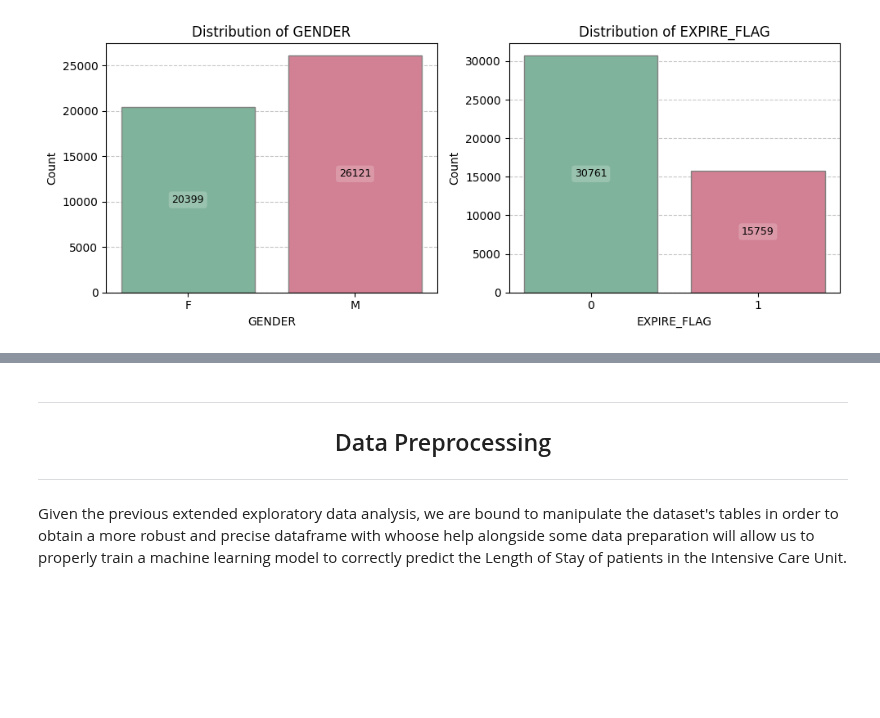
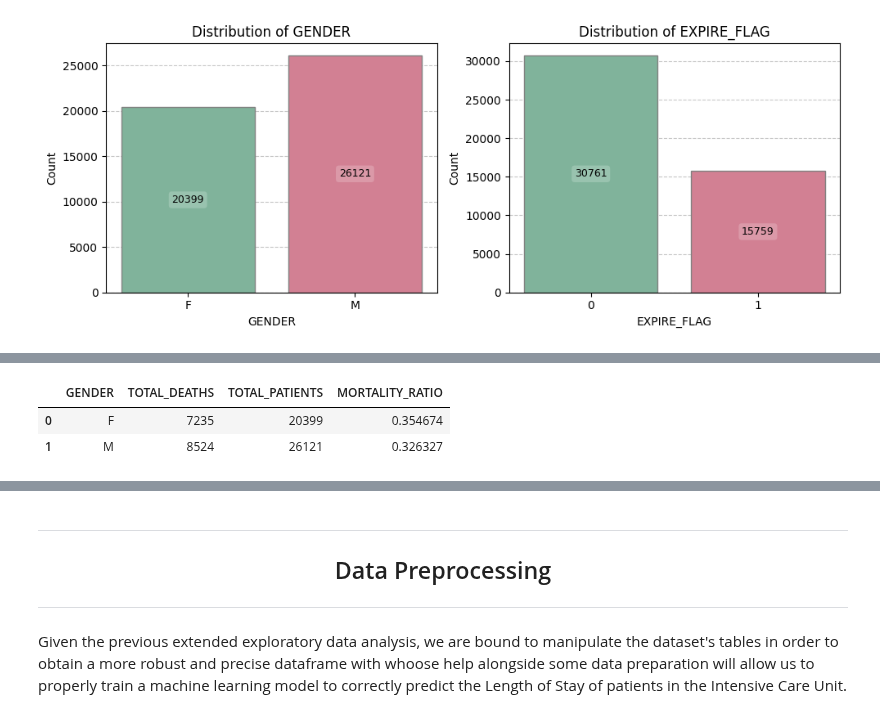
Before and after one commit to EstevesX10/LSDS-Machine-Learning-Pipeline, a Jupyter notebook: Machine-Learning-Pipeline/Machine-Learning-Pipeline.ipynb, the cells around one changed output, grey strips where cells are left out. Drawn from its saved outputs; the diff is of its cells as text; code cells hidden in the pictures; blank space fills up the shorter version.

```diff
--- a/Machine-Learning-Pipeline/Machine-Learning-Pipeline.ipynb
+++ b/Machine-Learning-Pipeline/Machine-Learning-Pipeline.ipynb
@@ -607,0 +687,40 @@ illnessLOS.head(100)
+# %%
+# Define your query
+mortalityRatesQuery = (
+    """
+    WITH TOTAL_PATIENTS_GENDER AS (
+        SELECT
+            GENDER,
+            COUNT(*) AS TOTAL_PATIENTS
+        FROM `MIMIC.PATIENTS` AS patients
+        GROUP BY patients.GENDER
+    )
+    SELECT
+        patients.GENDER,
+        COUNT(*) AS TOTAL_DEATHS,
+        t.TOTAL_PATIENTS,
+        COUNT(*) / t.TOTAL_PATIENTS AS MORTALITY_RATIO
+    FROM `MIMIC.PATIENTS` AS patients
+        JOIN TOTAL_PATIENTS_GENDER AS t
+            ON (patients.GENDER = t.GENDER)
+    WHERE EXPIRE_FLAG = 1
+    GROUP BY GENDER, TOTAL_PATIENTS
+    ORDER BY MORTALITY_RATIO DESC;
+    """
+)
+
+# Run the query
+queryJob = client.query(mortalityRatesQuery)
+
+# Wait for the job to complete and get the results
+results = queryJob.result()
+
+# Convert the results to a Pandas DataFrame
+mortalityRates = queryJob.to_dataframe()
+# %%
+# Showcase the mortality ratio between male and female patients
+mortalityRates.head()
+# %% [output]
+|  | GENDER | TOTAL_DEATHS | TOTAL_PATIENTS | MORTALITY_RATIO |
+| 0 | F | 7235 | 20399 | 0.354674 |
+| 1 | M | 8524 | 26121 | 0.326327 |
```
Also changed, not shown: parts of 16 cells of this notebook.
